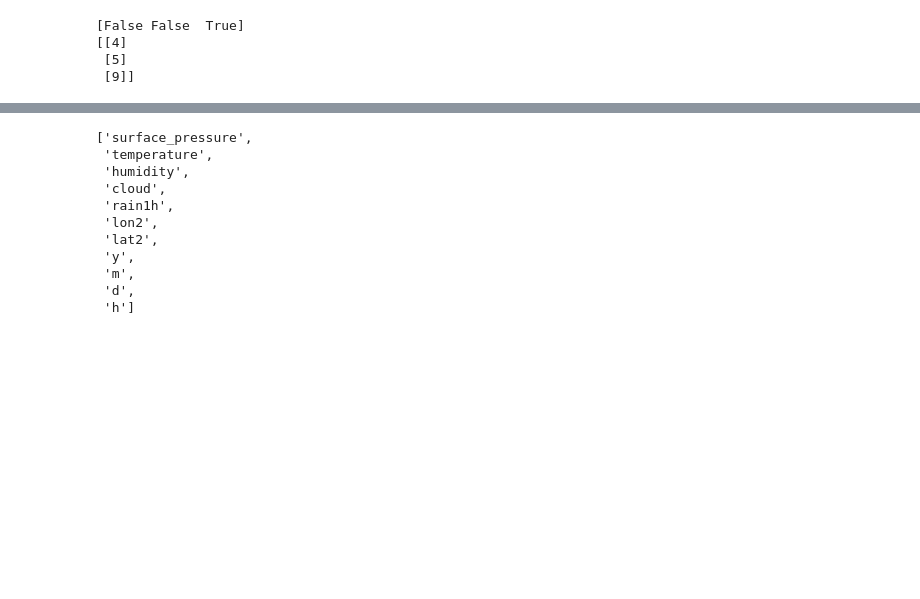
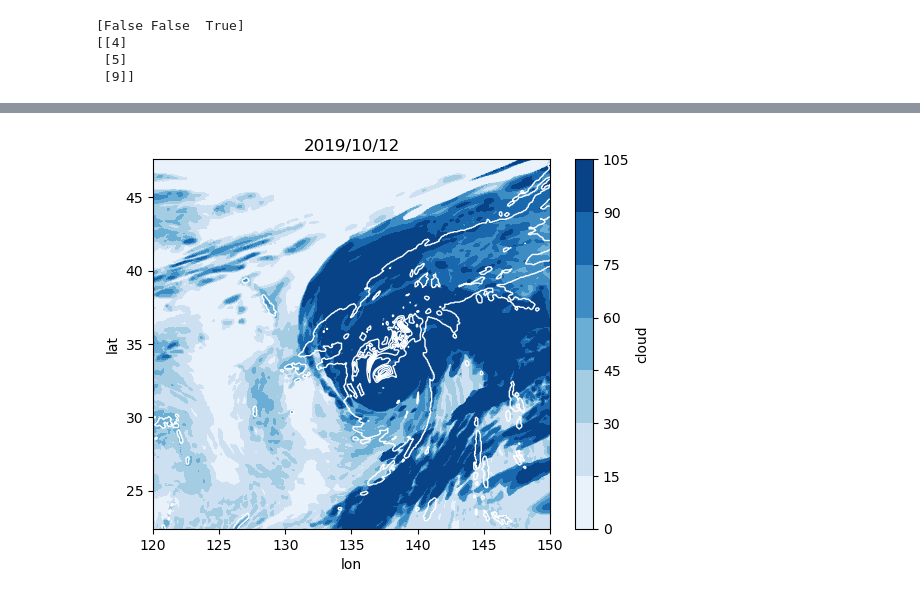
Before and after one commit to imkanata/my_first_python, a Jupyter notebook: python_basic/ca_2/2_5.ipynb, the cells around one changed output, grey strips where cells are left out. Drawn from its saved outputs; the diff is of its cells as text; code cells hidden in the pictures; blank space fills up the shorter version.

```diff
--- a/python_basic/ca_2/2_5.ipynb
+++ b/python_basic/ca_2/2_5.ipynb
@@ -121,26 +122,35 @@ plt.show()
 # %%
-# c問題
+# c問題 もうひとつ図
 import numpy as np
 import matplotlib.pyplot as plt
 from matplotlib.colors import Normalize
 
-draw_year = 2019
-draw_month = 10
-draw_day = 12
-
 loadfile = 'msm_20191012.npz'
 msm_set = np.load(loadfile)
 
-msm_set.files
+lon2 = msm_set['lon2']
+lat2 = msm_set['lat2']
+c = msm_set['cloud']
+r = msm_set['rain1h']
+h = msm_set['h']
+
+draw_hour = 2
+
+cm = plt.get_cmap('Blues')
+c2d = np.squeeze(c[:, :, h==draw_hour])
+r2d = np.squeeze(r[:, :, h==draw_hour])
+
+draw_c = plt.contourf(lon2, lat2, c2d, cmap=cm)
+plt.colorbar(draw_c, label='cloud')
+
+draw_h = plt.contour(lon2, lat2, r2d, colors='white', linewidths=1.0)
+
+plt.xlabel('lon')
+plt.ylabel('lat')
+
+title = '2019/10/12'
+plt.title(title)
+
+plt.show()
 # %% [output]
-['surface_pressure',
- 'temperature',
- 'humidity',
- 'cloud',
- 'rain1h',
- 'lon2',
- 'lat2',
- 'y',
- 'm',
- 'd',
- 'h']
+[figure, added]
```
Also changed, not shown: parts of 2 cells of this notebook, 3 other files.
